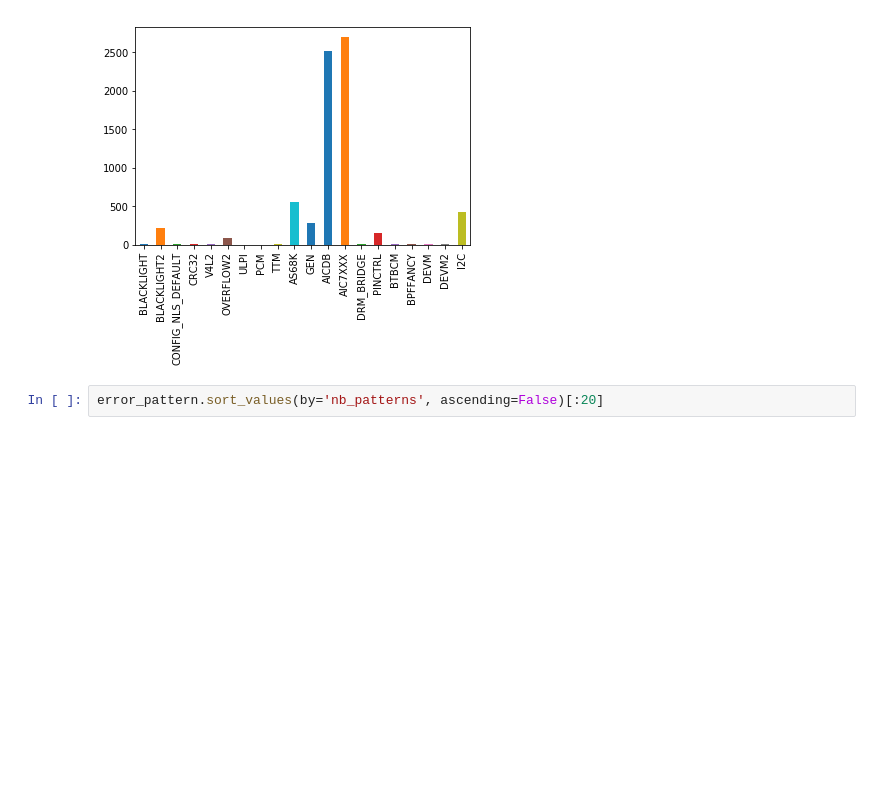
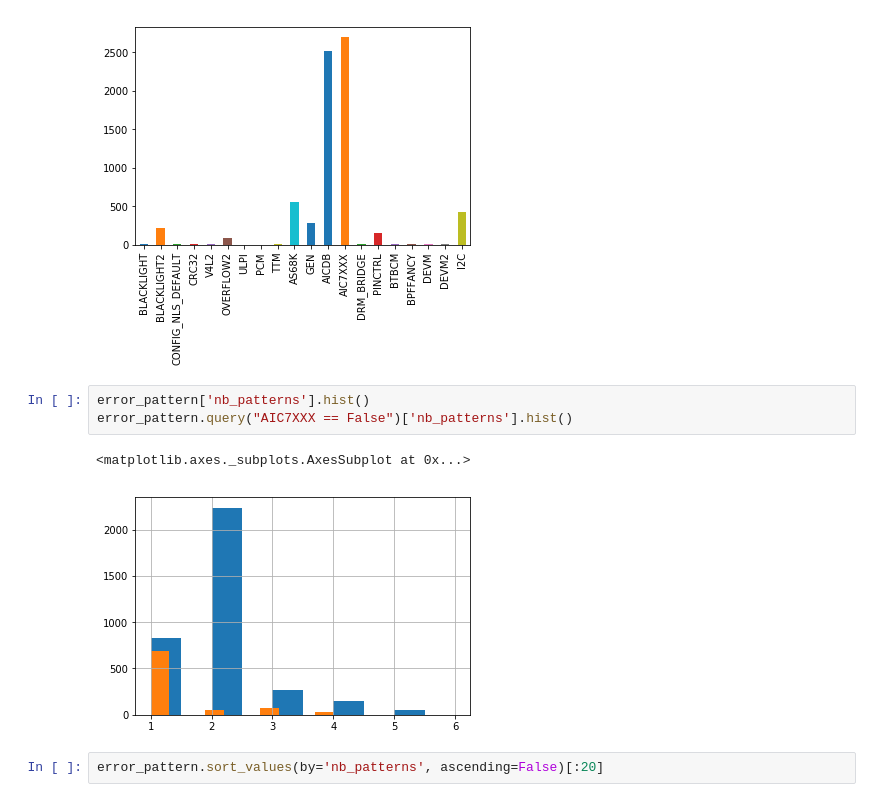
Before and after one commit to harel-coffee/compilation-analysis-auto, a Jupyter notebook: ClusterAnalysis.ipynb, the cells around one changed output. Drawn from its saved outputs; the diff is of its cells as text; blank space fills up the shorter version.

Commit message:
nb patterns frequencies

```diff
--- a/ClusterAnalysis.ipynb
+++ b/ClusterAnalysis.ipynb
@@ -112,6 +112,12 @@ DEVM2                    1
 I2C                    417
 dtype: int64
 [figure]
+# %%
+error_pattern['nb_patterns'].hist()
+error_pattern.query("AIC7XXX == False")['nb_patterns'].hist()
+# %% [output]
+<matplotlib.axes._subplots.AxesSubplot at 0x...>
+[figure, added]
 # %%
 error_pattern.sort_values(by='nb_patterns', ascending=False)[:20]
 # %% [output]
```
